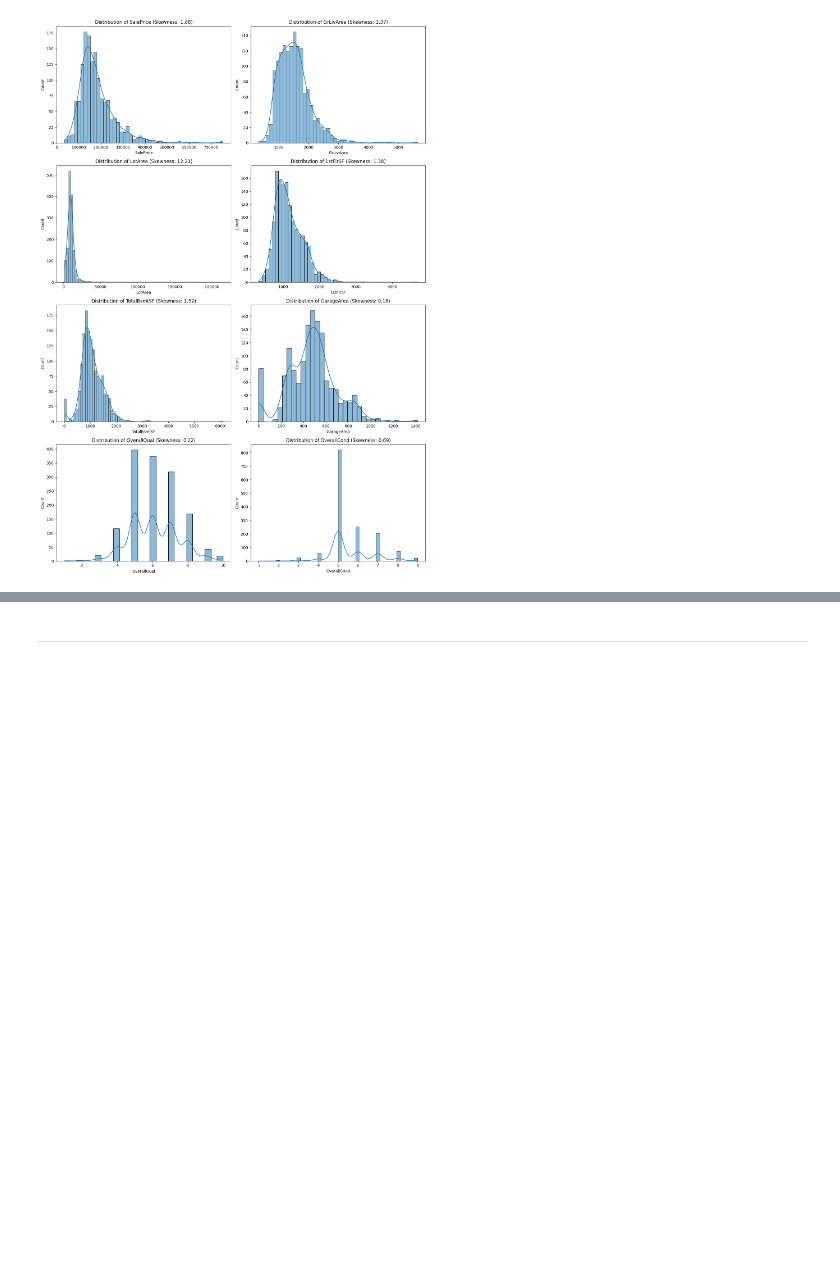
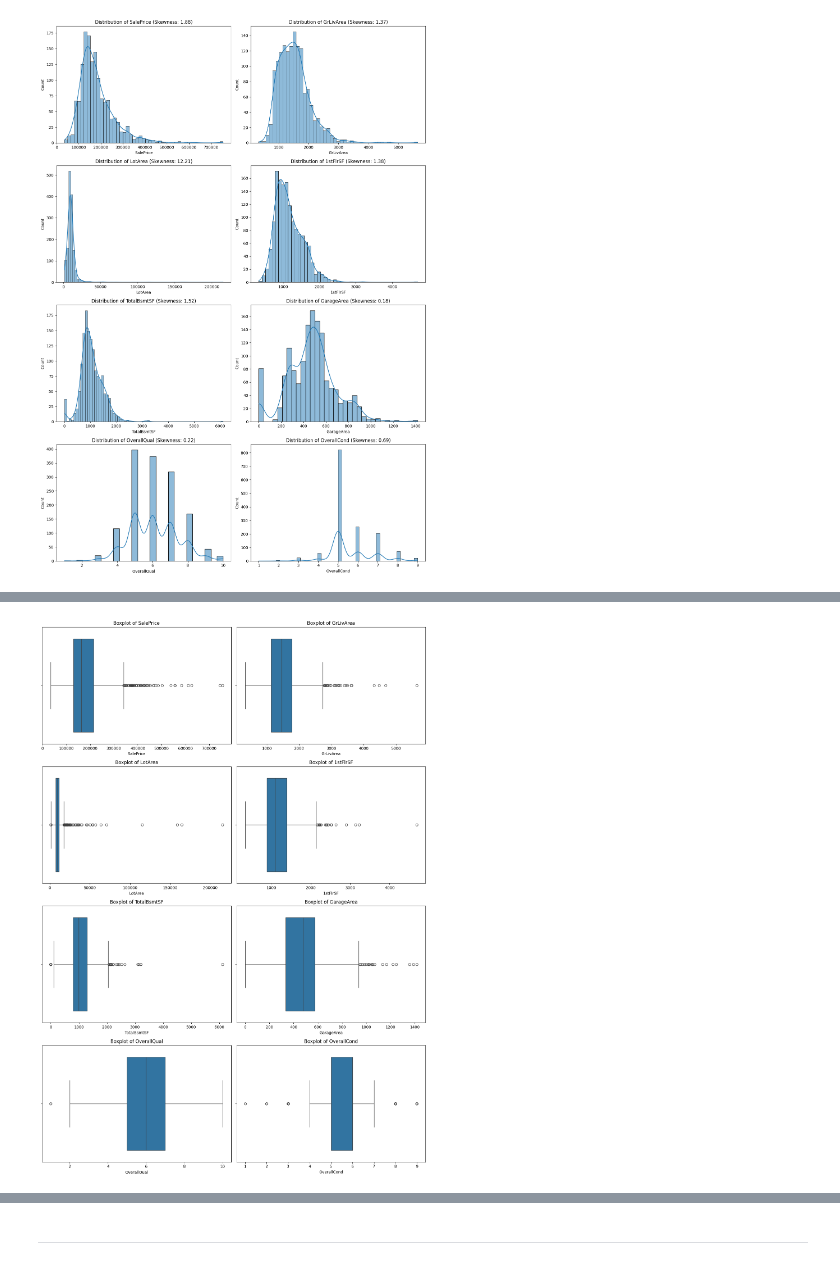
Before and after one commit to aishieee/p5-heritage-housing, a Jupyter notebook: jupyter_notebooks/03_exploratory_analysis.ipynb, the cells around one changed output, grey strips where cells are left out. Drawn from its saved outputs; the diff is of its cells as text; code cells hidden in the pictures; blank space fills up the shorter version.

Commit message:
Add boxplots to visualise spread and outliers across numerical variables

```diff
--- a/jupyter_notebooks/03_exploratory_analysis.ipynb
+++ b/jupyter_notebooks/03_exploratory_analysis.ipynb
@@ -242,0 +257,22 @@ plt.show()
+# %%
+# Step 3.3:
+
+# The same numerical features used in the histogram/KDE plots
+numerical_cols = [
+    "SalePrice", "GrLivArea", "LotArea", "1stFlrSF",
+    "TotalBsmtSF", "GarageArea", "OverallQual", "OverallCond"
+]
+
+plt.figure(figsize=(14, 20))
+
+for i, col in enumerate(numerical_cols, 1):
+    plt.subplot(4, 2, i)
+    sns.boxplot(x=housing_df[col])
+    plt.title(f"Boxplot of {col}")
+    plt.xlabel(col)
+
+# Adjust layout so titles/labels do not overlap
+plt.tight_layout()
+plt.show()
+# %% [output]
+[figure, added]
```
Also changed, not shown: parts of 3 cells of this notebook.
